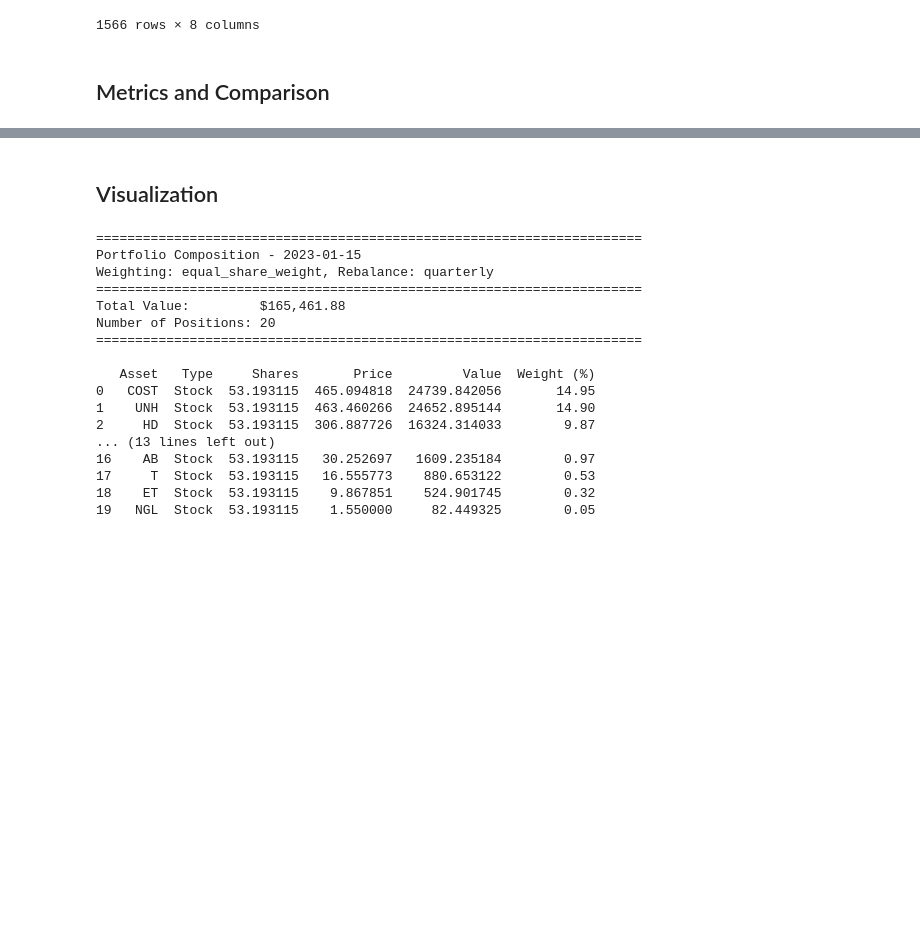
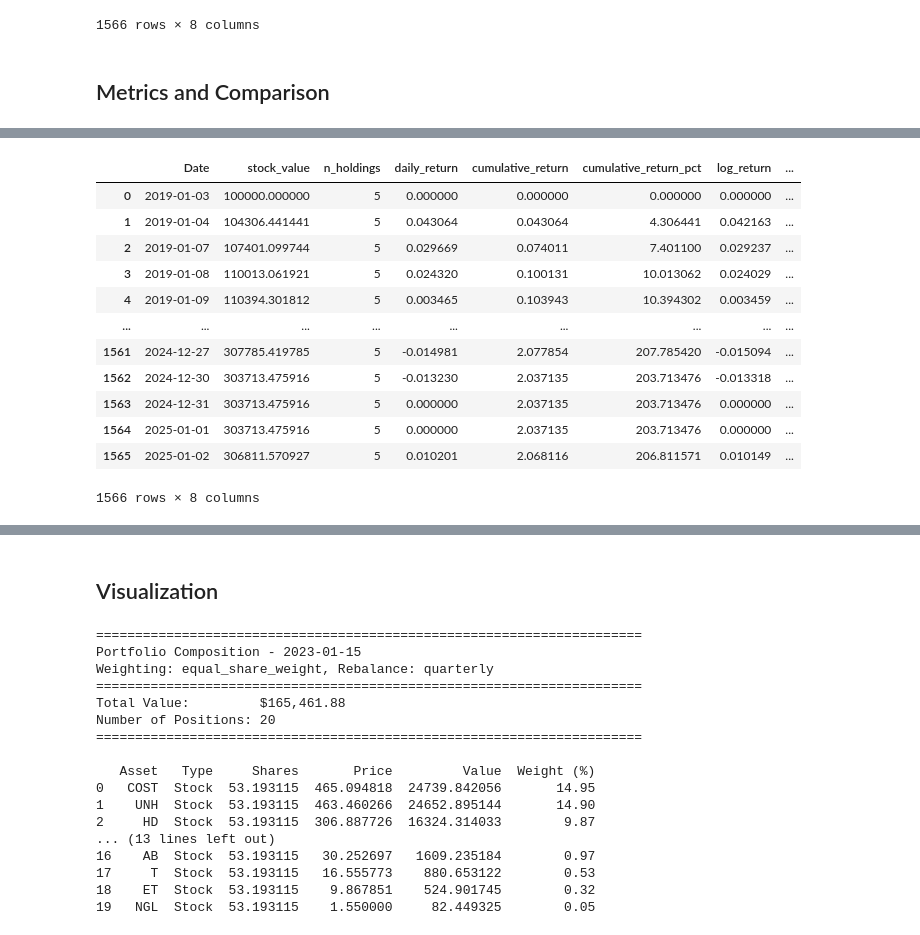
Before and after one commit to AaronLyu95/Congress_Trading, a Jupyter notebook: M6_code_0_4_Aaron.ipynb, the cells around one changed output, grey strips where cells are left out. Cells and saved outputs as stored; diff of their text form; code cells hidden in the pictures; blank space fills up the shorter version.

```diff
--- a/M6_code_0_4_Aaron.ipynb
+++ b/M6_code_0_4_Aaron.ipynb
@@ -2476,0 +2492,21 @@ custom_dict = {
+# %%
+equal_share_weight_5 = CustomPortfolio(congressmen, prices_df, weighting='equal_share_weight', n_stocks=5)
+equal_share_weight_5.simulate()
+equal_value_5 = CustomPortfolio(congressmen, prices_df, weighting='equal_value', n_stocks=5)
+equal_value_5.simulate()
+mean_var_5 = CustomPortfolio(congressmen, prices_df, weighting='mean_variance', n_stocks=5)
+mean_var_5.simulate()
+# %% [output]
+|  | Date | stock_value | n_holdings | daily_return | cumulative_return | cumulative_return_pct | log_return | ... |
+| 0 | 2019-01-03 | 100000.000000 | 5 | 0.000000 | 0.000000 | 0.000000 | 0.000000 | ... |
+| 1 | 2019-01-04 | 104306.441441 | 5 | 0.043064 | 0.043064 | 4.306441 | 0.042163 | ... |
+| 2 | 2019-01-07 | 107401.099744 | 5 | 0.029669 | 0.074011 | 7.401100 | 0.029237 | ... |
+| 3 | 2019-01-08 | 110013.061921 | 5 | 0.024320 | 0.100131 | 10.013062 | 0.024029 | ... |
+| 4 | 2019-01-09 | 110394.301812 | 5 | 0.003465 | 0.103943 | 10.394302 | 0.003459 | ... |
+| ... | ... | ... | ... | ... | ... | ... | ... | ... |
+| 1561 | 2024-12-27 | 307785.419785 | 5 | -0.014981 | 2.077854 | 207.785420 | -0.015094 | ... |
+| 1562 | 2024-12-30 | 303713.475916 | 5 | -0.013230 | 2.037135 | 203.713476 | -0.013318 | ... |
+| 1563 | 2024-12-31 | 303713.475916 | 5 | 0.000000 | 2.037135 | 203.713476 | 0.000000 | ... |
+| 1564 | 2025-01-01 | 303713.475916 | 5 | 0.000000 | 2.037135 | 203.713476 | 0.000000 | ... |
+| 1565 | 2025-01-02 | 306811.570927 | 5 | 0.010201 | 2.068116 | 206.811571 | 0.010149 | ... |
+1566 rows × 8 columns
```
Also changed, not shown: parts of 6 cells of this notebook.
